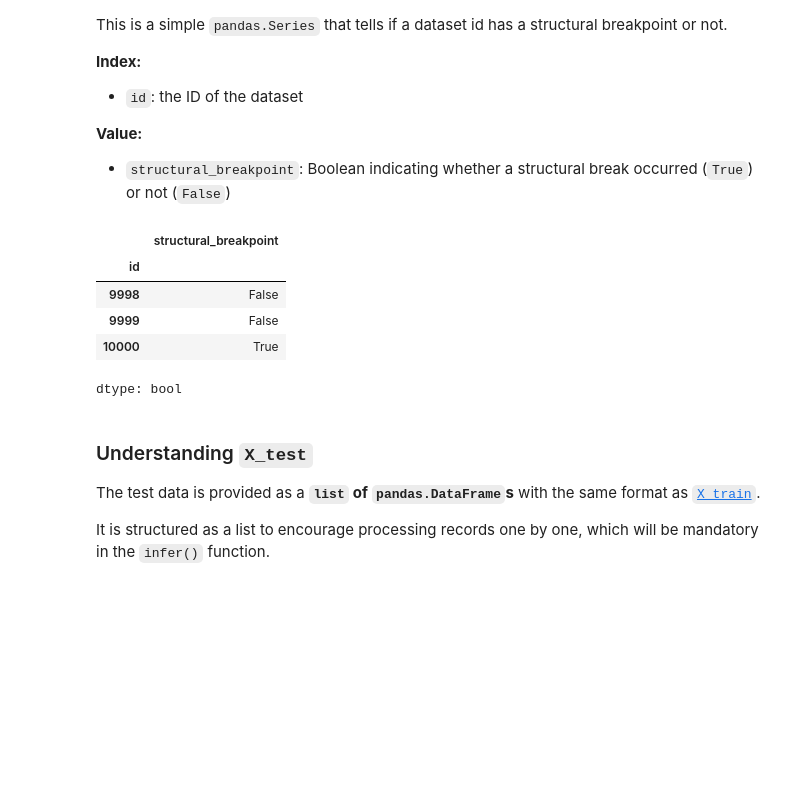
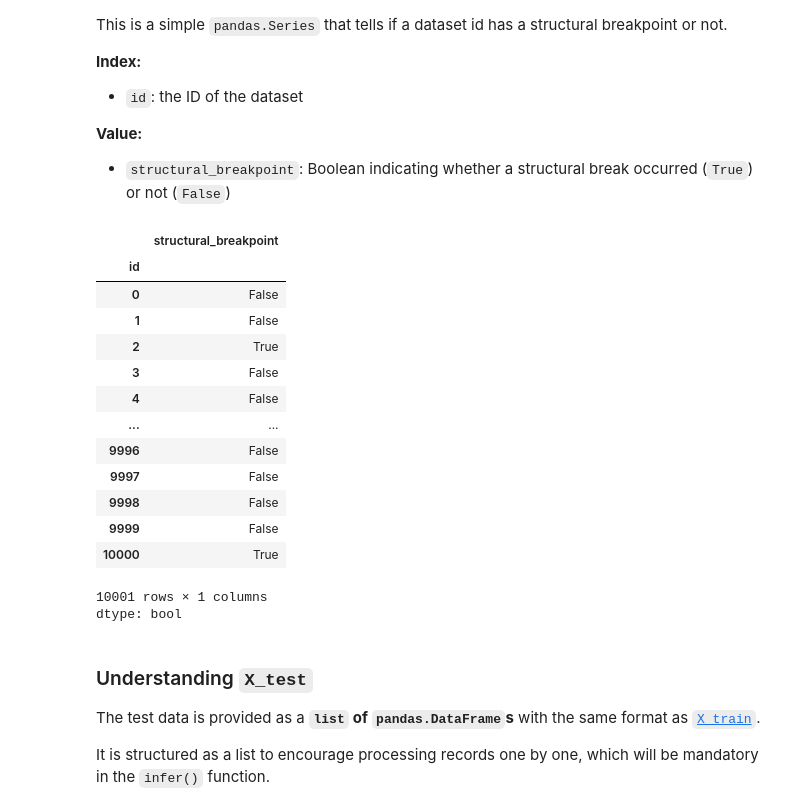
Before and after one commit to aah3/ERP, a Jupyter notebook: competitions/structural-break/quickstarters/baseline/baseline.ipynb, the cells around one changed output. Drawn from its saved outputs; the diff is of its cells as text; code cells hidden in the pictures; blank space fills up the shorter version.

```diff
--- a/competitions/structural-break/quickstarters/baseline/baseline.ipynb
+++ b/competitions/structural-break/quickstarters/baseline/baseline.ipynb
@@ -615,13 +1641,22 @@ This is a simple `pandas.Series` that tells if a dataset id has a structural bre
 **Value:**
 - `structural_breakpoint`: Boolean indicating whether a structural break occurred (`True`) or not (`False`)
 # %%
-y_train.tail(3)
+y_train
 # %% [output]
 |  | structural_breakpoint |
 | id |  |
+| 0 | False |
+| 1 | False |
+| 2 | True |
+| 3 | False |
+| 4 | False |
+| ... | ... |
+| 9996 | False |
+| 9997 | False |
 | 9998 | False |
 | 9999 | False |
 | 10000 | True |
+10001 rows × 1 columns
 dtype: bool
 # %% [markdown]
 ### Understanding `X_test`
```
Also changed, not shown: parts of 17 cells of this notebook.
